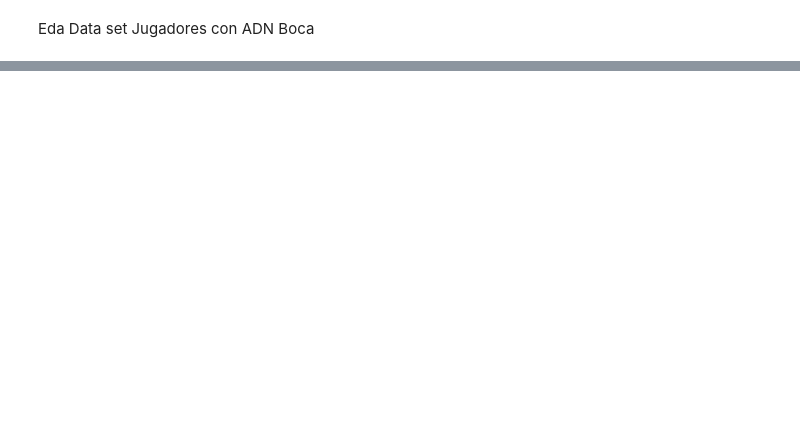
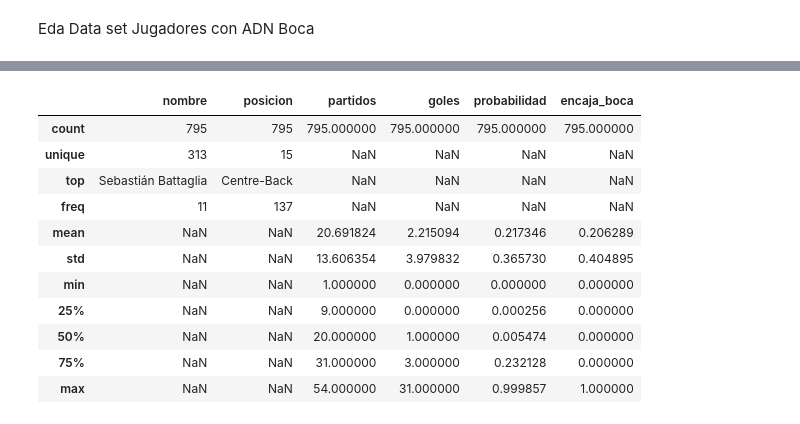
Before and after one commit to agumarquez10/boca-scouting-ds, a Jupyter notebook: src/eda.ipynb, the cells around one changed output, grey strips where cells are left out. Drawn from its saved outputs; the diff is of its cells as text; code cells hidden in the pictures; blank space fills up the shorter version.

```diff
--- a/src/eda.ipynb
+++ b/src/eda.ipynb
@@ -82,0 +66,15 @@ Fold 3 - Accuracy: 0.95
+# %%
+df.describe(include="all")
+# %% [output]
+|  | nombre | posicion | partidos | goles | probabilidad | encaja_boca |
+| count | 795 | 795 | 795.000000 | 795.000000 | 795.000000 | 795.000000 |
+| unique | 313 | 15 | NaN | NaN | NaN | NaN |
+| top | Sebastián Battaglia | Centre-Back | NaN | NaN | NaN | NaN |
+| freq | 11 | 137 | NaN | NaN | NaN | NaN |
+| mean | NaN | NaN | 20.691824 | 2.215094 | 0.217346 | 0.206289 |
+| std | NaN | NaN | 13.606354 | 3.979832 | 0.365730 | 0.404895 |
+| min | NaN | NaN | 1.000000 | 0.000000 | 0.000000 | 0.000000 |
+| 25% | NaN | NaN | 9.000000 | 0.000000 | 0.000256 | 0.000000 |
+| 50% | NaN | NaN | 20.000000 | 1.000000 | 0.005474 | 0.000000 |
+| 75% | NaN | NaN | 31.000000 | 3.000000 | 0.232128 | 0.000000 |
+| max | NaN | NaN | 54.000000 | 31.000000 | 0.999857 | 1.000000 |
```
Also changed, not shown: parts of 11 cells of this notebook.
